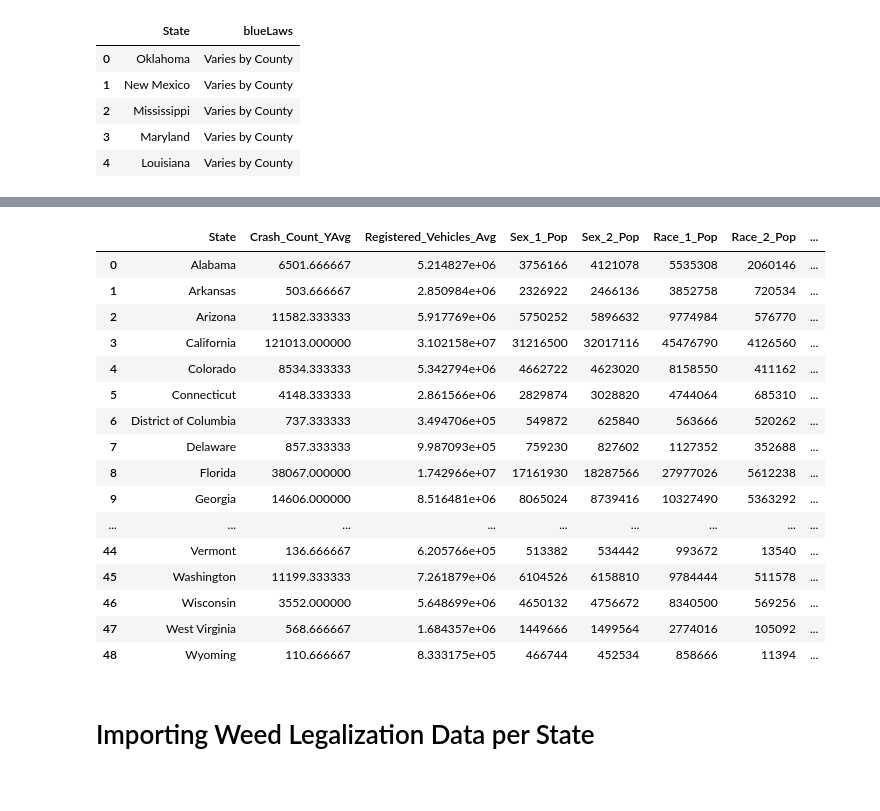
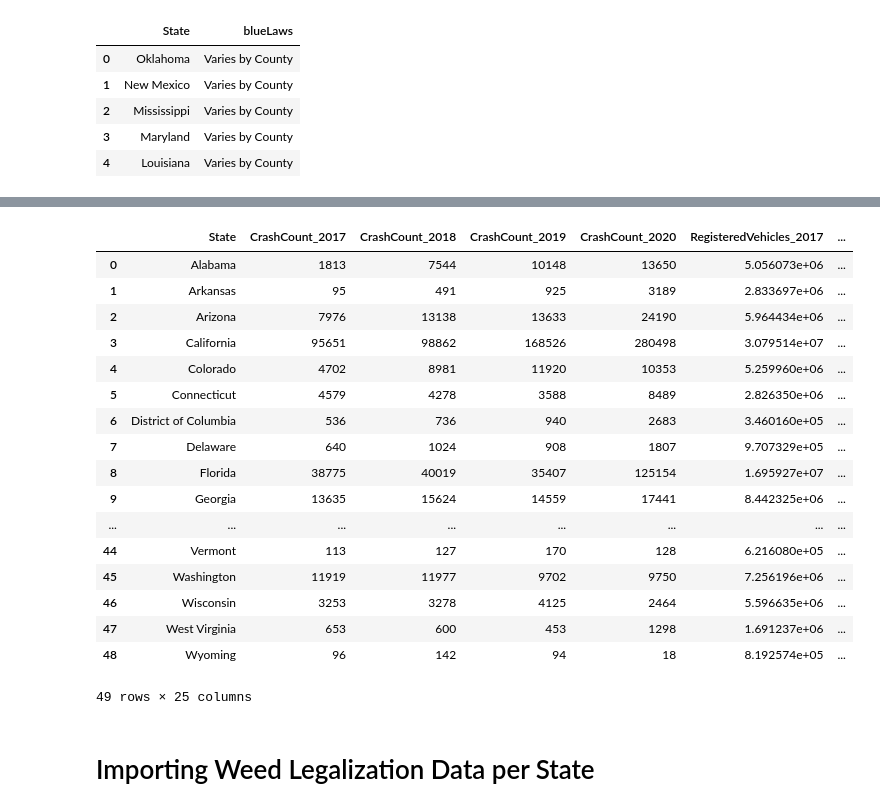
Before and after one commit to smyoung88/DA_G2_Final_Project, a Jupyter notebook: Vellios/StateGrouped_Dataset_Accidents-Cars-Pop-Land-Blue-Weed.ipynb, the cells around one changed output, grey strips where cells are left out. Drawn from its saved outputs; the diff is of its cells as text; code cells hidden in the pictures.

```diff
--- a/Vellios/StateGrouped_Dataset_Accidents-Cars-Pop-Land-Blue-Weed.ipynb
+++ b/Vellios/StateGrouped_Dataset_Accidents-Cars-Pop-Land-Blue-Weed.ipynb
@@ -198,0 +258,3 @@ def make_df_by_year(year):
+# %%
+twenty_no_reg = just_2020()
+twenty_no_reg.head()
@@ -235,8 +301,8 @@ avg_crash_per_year = (seventeen['Crash Count'] + eighteen['Crash Count'] + ninet
 # %%
-for i in list(seventeen.index):
+for i in list(nineteen.index):
     if i not in list(eighteen.index):
         print(f'not in eighteen: {i}')
-    if i not in list(nineteen.index):
+    if i not in list(seventeen.index):
         print(f'not in nineteen: {i}')
 # %% [markdown]
 # Combining Crash Indexes into one output
@@ -254,0 +309,12 @@ index_by_state.head()
+# %%
+index_by_state = pd.DataFrame({
+    'State': nineteen.State,
+    'CrashCount_2017':seventeen['Crash_Count_2017'],
+    'CrashCount_2018':eighteen['Crash_Count_2018'],
+    'CrashCount_2019':nineteen['Crash_Count_2019'],
+    'CrashCount_2020':twenty_no_reg['Crash_Count_2020'],
+    'RegisteredVehicles_2017':seventeen['Registered_Vehicles_2017'],
+    'RegisteredVehicles_2018':eighteen['Registered_Vehicles_2018'],
+    'RegisteredVehicles_2019':nineteen['Registered_Vehicles_2019'],
+})
+index_by_state.head(10)
@@ -484,9 +557,6 @@ blue_df.head()
 | 3 | Maryland | Varies by County |
 | 4 | Louisiana | Varies by County |
 # %%
-zeros = ['No blue laws',
-        'No vehicle sales']
-blue_df['blueLaws'] = blue_df['blueLaws'].apply(lambda x: 0 if x in zeros else 1 if x == 'Varies by County' else 2)
 blue_df = blue_df.sort_values('State')
 blue_df
 # %% [output]
@@ -510,25 +580,25 @@ blue_df
 # %%
 index_by_state = index_by_state.merge(blue_df, how = 'left', on = 'State')
-index_by_state['blueLaws'] = index_by_state['blueLaws'].fillna(0).apply(lambda x: int(x))
 index_by_state
 # %% [output]
-|  | State | Crash_Count_YAvg | Registered_Vehicles_Avg | Sex_1_Pop | Sex_2_Pop | Race_1_Pop | Race_2_Pop | ... |
-| 0 | Alabama | 6501.666667 | 5.214827e+06 | 3756166 | 4121078 | 5535308 | 2060146 | ... |
-| 1 | Arkansas | 503.666667 | 2.850984e+06 | 2326922 | 2466136 | 3852758 | 720534 | ... |
-| 2 | Arizona | 11582.333333 | 5.917769e+06 | 5750252 | 5896632 | 9774984 | 576770 | ... |
-| 3 | California | 121013.000000 | 3.102158e+07 | 31216500 | 32017116 | 45476790 | 4126560 | ... |
-| 4 | Colorado | 8534.333333 | 5.342794e+06 | 4662722 | 4623020 | 8158550 | 411162 | ... |
-| 5 | Connecticut | 4148.333333 | 2.861566e+06 | 2829874 | 3028820 | 4744064 | 685310 | ... |
-| 6 | District of Columbia | 737.333333 | 3.494706e+05 | 549872 | 625840 | 563666 | 520262 | ... |
-| 7 | Delaware | 857.333333 | 9.987093e+05 | 759230 | 827602 | 1127352 | 352688 | ... |
-| 8 | Florida | 38067.000000 | 1.742966e+07 | 17161930 | 18287566 | 27977026 | 5612238 | ... |
-| 9 | Georgia | 14606.000000 | 8.516481e+06 | 8065024 | 8739416 | 10327490 | 5363292 | ... |
-| ... | ... | ... | ... | ... | ... | ... | ... | ... |
-| 44 | Vermont | 136.666667 | 6.205766e+05 | 513382 | 534442 | 993672 | 13540 | ... |
-| 45 | Washington | 11199.333333 | 7.261879e+06 | 6104526 | 6158810 | 9784444 | 511578 | ... |
-| 46 | Wisconsin | 3552.000000 | 5.648699e+06 | 4650132 | 4756672 | 8340500 | 569256 | ... |
-| 47 | West Virginia | 568.666667 | 1.684357e+06 | 1449666 | 1499564 | 2774016 | 105092 | ... |
-| 48 | Wyoming | 110.666667 | 8.333175e+05 | 466744 | 452534 | 858666 | 11394 | ... |
+|  | State | CrashCount_2017 | CrashCount_2018 | CrashCount_2019 | CrashCount_2020 | RegisteredVehicles_2017 | ... |
+| 0 | Alabama | 1813 | 7544 | 10148 | 13650 | 5.056073e+06 | ... |
+| 1 | Arkansas | 95 | 491 | 925 | 3189 | 2.833697e+06 | ... |
+| 2 | Arizona | 7976 | 13138 | 13633 | 24190 | 5.964434e+06 | ... |
+| 3 | California | 95651 | 98862 | 168526 | 280498 | 3.079514e+07 | ... |
+| 4 | Colorado | 4702 | 8981 | 11920 | 10353 | 5.259960e+06 | ... |
+| 5 | Connecticut | 4579 | 4278 | 3588 | 8489 | 2.826350e+06 | ... |
+| 6 | District of Columbia | 536 | 736 | 940 | 2683 | 3.460160e+05 | ... |
+| 7 | Delaware | 640 | 1024 | 908 | 1807 | 9.707329e+05 | ... |
+| 8 | Florida | 38775 | 40019 | 35407 | 125154 | 1.695927e+07 | ... |
+| 9 | Georgia | 13635 | 15624 | 14559 | 17441 | 8.442325e+06 | ... |
+| ... | ... | ... | ... | ... | ... | ... | ... |
+| 44 | Vermont | 113 | 127 | 170 | 128 | 6.216080e+05 | ... |
+| 45 | Washington | 11919 | 11977 | 9702 | 9750 | 7.256196e+06 | ... |
+| 46 | Wisconsin | 3253 | 3278 | 4125 | 2464 | 5.596635e+06 | ... |
+| 47 | West Virginia | 653 | 600 | 453 | 1298 | 1.691237e+06 | ... |
+| 48 | Wyoming | 96 | 142 | 94 | 18 | 8.192574e+05 | ... |
+49 rows × 25 columns
 # %% [markdown]
 # Importing Weed Legalization Data per State
 # %%
```
Also changed, not shown: parts of 33 cells of this notebook, 1 other file.
